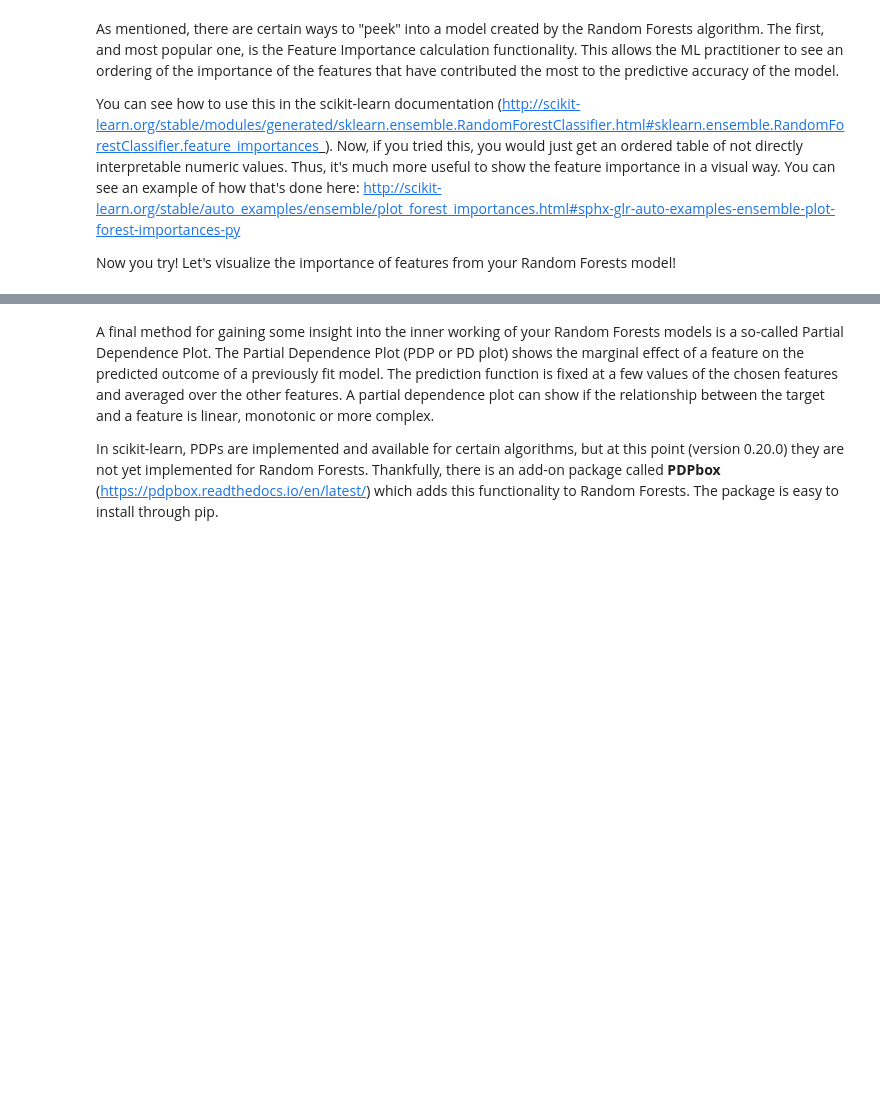
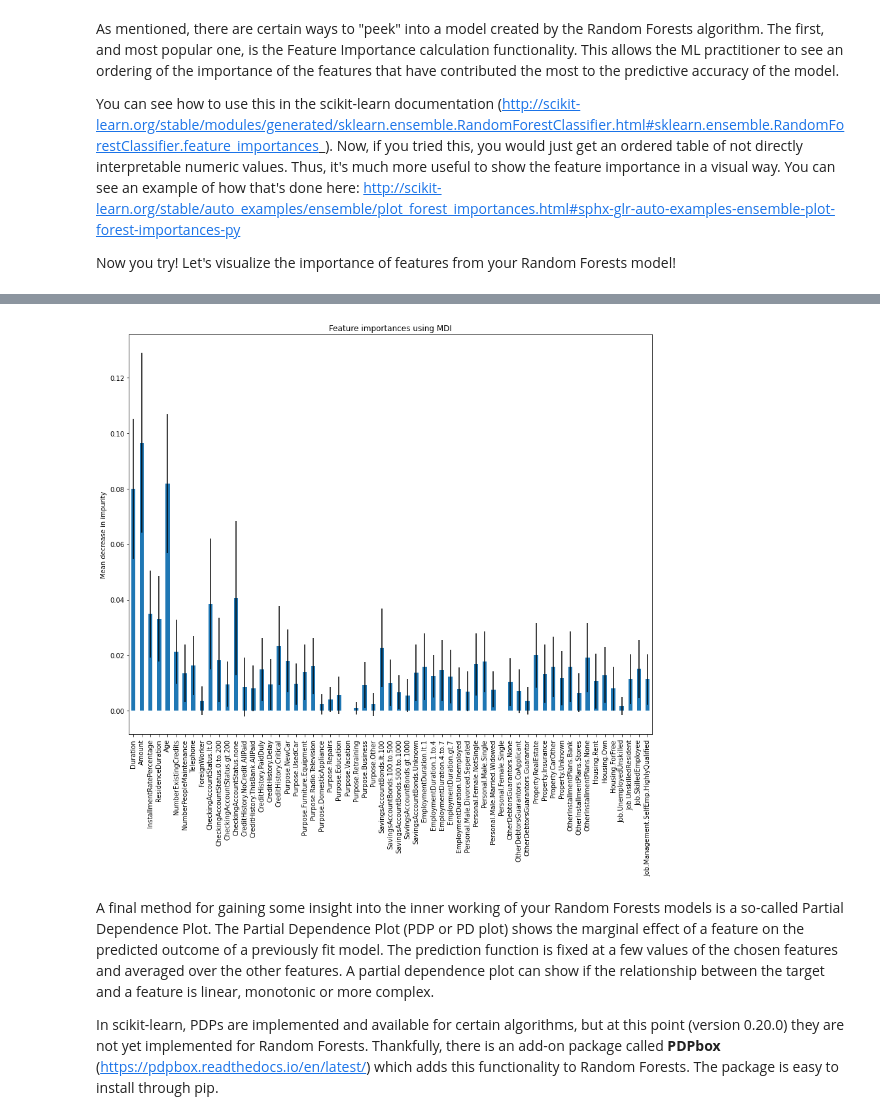
Before and after one commit to dantohe/Springboard, a Jupyter notebook: trees/Mini_Project_Tree-Based_Algorithms.ipynb, the cells around one changed output, grey strips where cells are left out. Cells and saved outputs as stored; diff of their text form; code cells hidden in the pictures; blank space fills up the shorter version.

```diff
--- a/trees/Mini_Project_Tree-Based_Algorithms.ipynb
+++ b/trees/Mini_Project_Tree-Based_Algorithms.ipynb
@@ -364,0 +383,10 @@ tree.plot_tree(dtree_02)
+# %%
+dtree_03= DecisionTreeClassifier(criterion='entropy',random_state=616)
+dtree_03.fit(x_train,y_train)
+y_pred_tree_03 = dtree_03.predict(x_test)
+
+print(f'accuracy_score: {accuracy_score(y_test,y_pred_tree_03)}')
+print(f'confusion_matrix: {confusion_matrix(y_test, y_pred_tree_03)}')
+# plot_confusion_matrix(y_pred_tree_02, x_test, y_test)
+# plt.show()
+print(classification_report(y_test, y_pred_tree_03, target_names=['Good','Bad']))
@@ -392,0 +433,11 @@ from sklearn.ensemble import RandomForestClassifier
+# %%
+# Your code here! :)
+random_forest_01 = RandomForestClassifier(n_jobs=2, random_state=0)
+random_forest_01.fit(x_train,y_train)
+y_pred_random_forest_01 = random_forest_01.predict(x_test)
+
+print(f'accuracy_score: {accuracy_score(y_test,y_pred_random_forest_01)}')
+print(f'confusion_matrix: {confusion_matrix(y_test, y_pred_random_forest_01)}')
+# plot_confusion_matrix(y_pred_tree_02, x_test, y_test)
+# plt.show()
+print(classification_report(y_test, y_pred_random_forest_01, target_names=['Good','Bad']))
@@ -400,0 +462,13 @@ Now you try! Let's visualize the importance of features from your Random Forests
+# %%
+# Your code here
+import time
+import numpy as np
+
+start_time = time.time()
+importances = random_forest_01.feature_importances_
+std = np.std([
+    tree.feature_importances_ for tree in random_forest_01.estimators_], axis=0)
+elapsed_time = time.time() - start_time
+
+print(f"Elapsed time to compute the importances: "
+      f"{elapsed_time:.3f} seconds")
@@ -401,3 +477,14 @@ Now you try! Let's visualize the importance of features from your Random Forests
+# %%
+import pandas as pd
+forest_importances = pd.Series(importances, index=x.columns)
+fig, ax = plt.subplots(figsize=(12,12))
+# plt.figure(figsize=(12,12))
+forest_importances.plot.bar(yerr=std, ax=ax)
+ax.set_title("Feature importances using MDI")
+ax.set_ylabel("Mean decrease in impurity")
+fig.tight_layout()
+# %% [output]
+[figure, added]
 # %% [markdown]
 A final method for gaining some insight into the inner working of your Random Forests models is a so-called Partial Dependence Plot. The Partial Dependence Plot (PDP or PD plot) shows the marginal effect of a feature on the predicted outcome of a previously fit model. The prediction function is fixed at a few values of the chosen features and averaged over the other features. A partial dependence plot can show if the relationship between the target and a feature is linear, monotonic or more complex.
 
```
Also changed, not shown: parts of 17 cells of this notebook.
